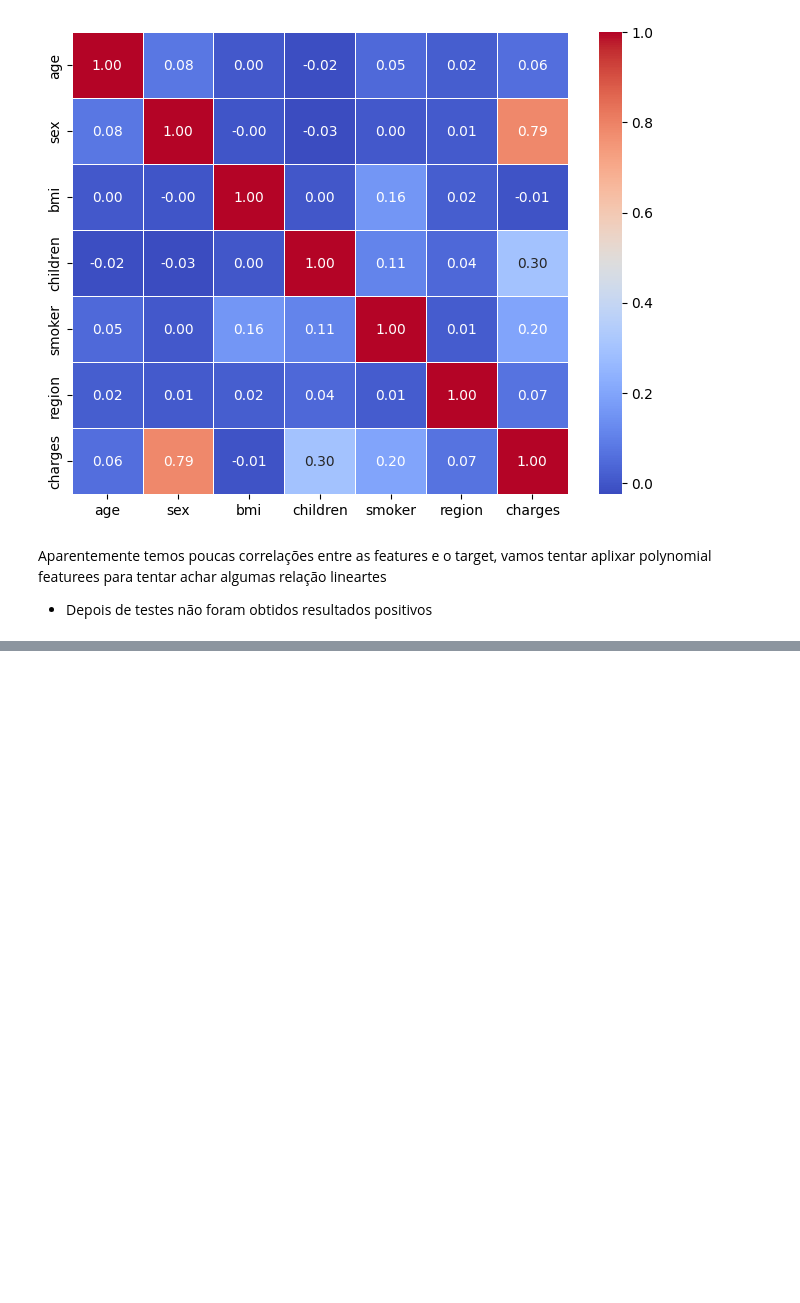
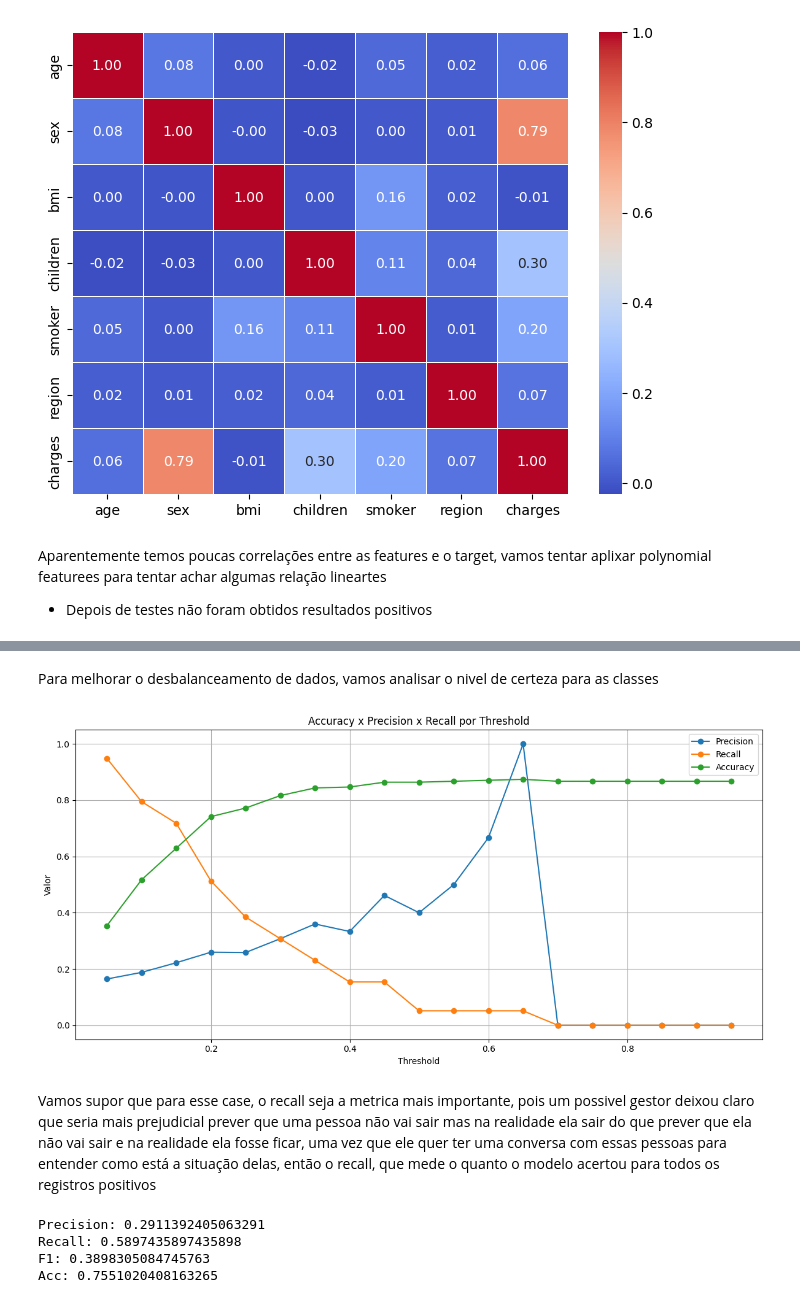
Before and after one commit to VitorLeitao/Universidade-dos-Dados, a Jupyter notebook: Semana 24-33_ Machine Learning/Machine learning.ipynb, the cells around one changed output, grey strips where cells are left out. Drawn from its saved outputs; the diff is of its cells as text; code cells hidden in the pictures; blank space fills up the shorter version.

```diff
--- a/Semana 24-33_ Machine Learning/Machine learning.ipynb
+++ b/Semana 24-33_ Machine Learning/Machine learning.ipynb
@@ -299,0 +362,5 @@ Aparentemente temos poucas correlações entre as features e o target, vamos ten
+# %%
+X_train, X_test, y_train, y_test = train_test_split(X, y, test_size=0.2, random_state=42)
+# %%
+numeric_features = X_train.select_dtypes(include=[np.number]).columns.tolist()
+categorical_features = X_train.select_dtypes(exclude=[np.number]).columns.tolist()
@@ -299,0 +383,3 @@ Aparentemente temos poucas correlações entre as features e o target, vamos ten
+# %%
+X_train_transformed = preprocessor.fit_transform(X_train, y_train)
+X_test_transformed = preprocessor.transform(X_test)
@@ -299,0 +388,7 @@ Aparentemente temos poucas correlações entre as features e o target, vamos ten
+# %%
+from sklearn.ensemble import RandomForestClassifier
+
+bagging_model = RandomForestClassifier(n_estimators=50) # numero de arvores na floresta
+
+bagging_model.fit(X_train_transformed, y_train)
+y_pred = bagging_model.predict(X_test_transformed)
@@ -299,0 +420,47 @@ Aparentemente temos poucas correlações entre as features e o target, vamos ten
+# %% [markdown]
+Para melhorar o desbalanceamento de dados, vamos analisar o nivel de certeza para as classes
+# %%
+results = []
+
+for thres in np.arange(0.05, 1, 0.05):
+
+    y_pred = (bagging_model.predict_proba(X_test_transformed)[:,1]>thres)
+    precision = precision_score(y_test, y_pred)
+    recall = recall_score(y_test, y_pred)
+    f1 = f1_score(y_test, y_pred)
+    acc = accuracy_score(y_test, y_pred)
+
+    results.append((thres, precision, recall, f1, acc))
+
+results_df = pd.DataFrame(results, columns=["thres", "precision", "recall", "f1", "acc"])
+
+
+plt.figure(figsize=(12, 6))
+
+plt.plot(results_df["thres"], results_df["precision"], label="Precision", marker='o')
+plt.plot(results_df["thres"], results_df["recall"], label="Recall", marker='o')
+plt.plot(results_df["thres"], results_df["acc"], label="Accuracy", marker='o')
+
+plt.title("Accuracy x Precision x Recall por Threshold")
+plt.xlabel("Threshold")
+plt.ylabel("Valor")
+plt.grid(True)
+plt.legend()
+
+plt.tight_layout()
+plt.show()
+# %% [output]
+[figure, added]
+# %% [markdown]
+Vamos supor que para esse case, o recall seja a metrica mais importante, pois um possivel gestor deixou claro que seria mais prejudicial prever que uma pessoa não vai sair mas na realidade ela sair do que prever que ela não vai sair e na realidade ela fosse ficar, uma vez que ele quer ter uma conversa com essas pessoas para entender como está a situação delas, então o recall, que mede o quanto o modelo acertou para todos os registros positivos
+# %%
+y_pred = (bagging_model.predict_proba(X_test_transformed)[:,1]>0.25)
+print(f"Precision: {precision_score(y_test, y_pred)}")
+print(f"Recall: {recall_score(y_test, y_pred)}")
+print(f"F1: {f1_score(y_test, y_pred)}")
+print(f"Acc: {accuracy_score(y_test, y_pred)}")
+# %% [output]
+Precision: 0.2911392405063291
+Recall: 0.5897435897435898
+F1: 0.3898305084745763
+Acc: 0.7551020408163265
```
Also changed, not shown: parts of 84 cells of this notebook, 1 other file.
